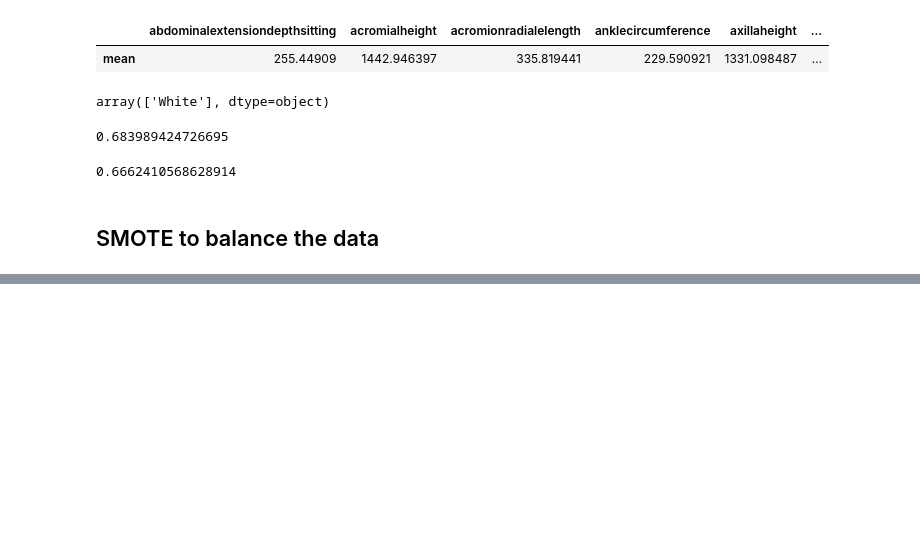
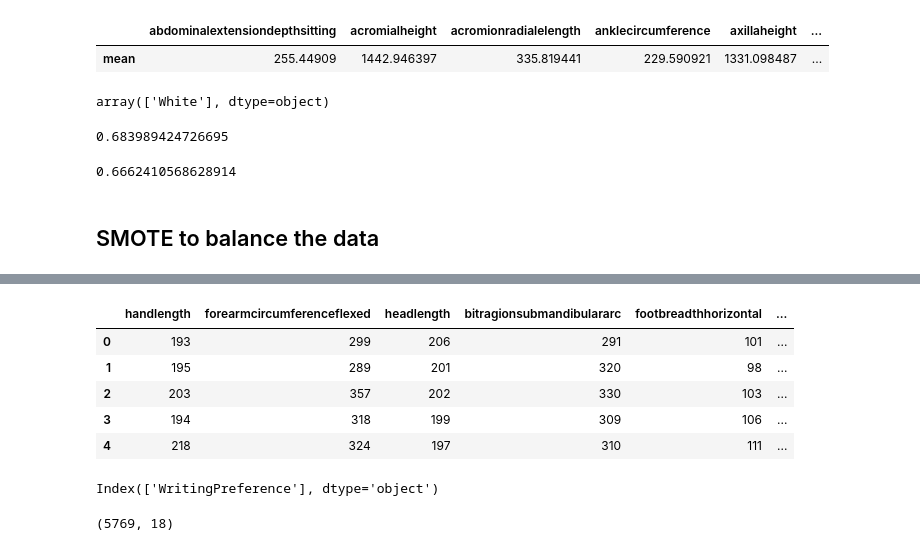
Before and after one commit to Hessa-Alharbi/Soldier-Race-Project, a Jupyter notebook: models/compare.ipynb, the cells around one changed output, grey strips where cells are left out. Saved outputs shown, nothing was run; the diff lists cells and outputs as text; code cells hidden in the pictures; blank space fills up the shorter version.

```diff
--- a/models/compare.ipynb
+++ b/models/compare.ipynb
@@ -180,0 +549,40 @@ from imblearn.pipeline import Pipeline as imbpipeline
+# %%
+hispanic = [
+    "handlength",
+    "forearmcircumferenceflexed",
+    "headlength",
+    "bitragionsubmandibulararc",
+    "footbreadthhorizontal",
+    "bimalleolarbreadth",
+    "poplitealheight",
+    "waistdepth",
+    "WritingPreference",
+    "tragiontopofhead",
+    "bideltoidbreadth",
+    "neckcircumferencebase",
+    "biacromialbreadth",
+    "buttockheight",
+    "buttockkneelength",
+    "earlength",
+    "axillaheight",
+    "Age",
+]
+# %%
+X2 = X[hispanic]
+X2.head()
+# %% [output]
+|  | handlength | forearmcircumferenceflexed | headlength | bitragionsubmandibulararc | footbreadthhorizontal | ... |
+| 0 | 193 | 299 | 206 | 291 | 101 | ... |
+| 1 | 195 | 289 | 201 | 320 | 98 | ... |
+| 2 | 203 | 357 | 202 | 330 | 103 | ... |
+| 3 | 194 | 318 | 199 | 309 | 106 | ... |
+| 4 | 218 | 324 | 197 | 310 | 111 | ... |
+# %%
+cat_new = X2.select_dtypes("object").columns
+cat_new
+# %% [output]
+Index(['WritingPreference'], dtype='object')
+# %%
+X2.shape
+# %% [output]
+(5769, 18)
```
Also changed, not shown: parts of 42 cells of this notebook.
